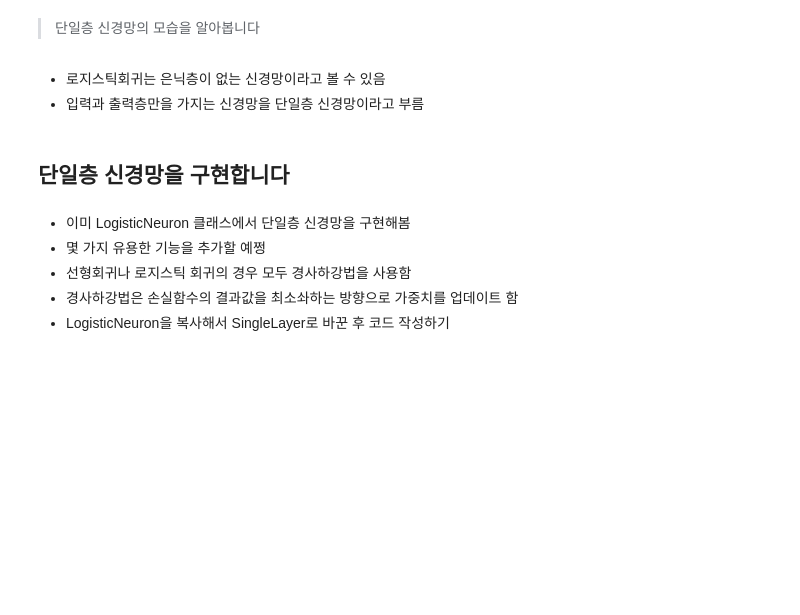
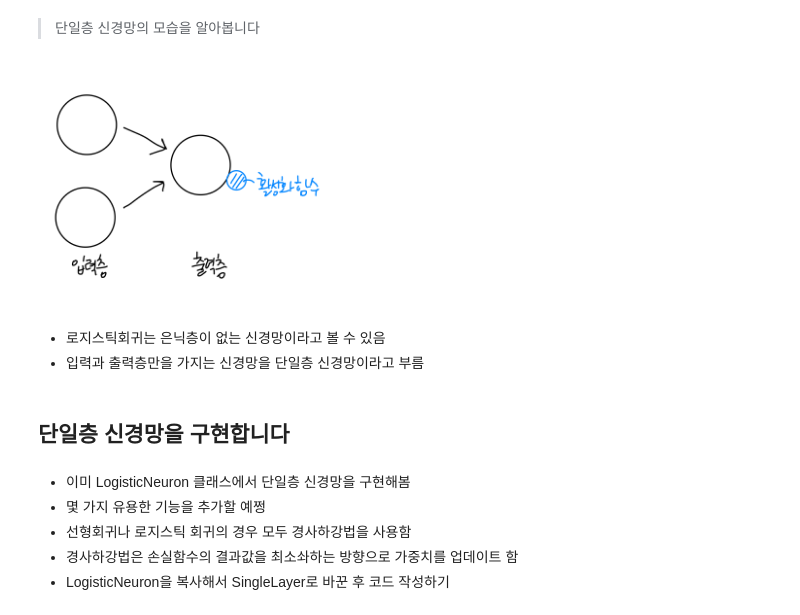
Before and after one commit to p5653ceb/eunice1204, a Jupyter notebook: 04.분류하는_뉴런을_만듭니다_이진분류.ipynb, the cells around one changed output. Saved outputs shown, nothing was run; the diff lists cells and outputs as text; code cells hidden in the pictures; blank space fills up the shorter version.

```diff
--- a/04.분류하는_뉴런을_만듭니다_이진분류.ipynb
+++ b/04.분류하는_뉴런을_만듭니다_이진분류.ipynb
@@ -536,5 +545,9 @@ np.mean(neuron.predict(x_test) == y_test)
 # %% [markdown]
 > 단일층 신경망의 모습을 알아봅니다
+# %%
+Image("./image/단일층신경망.png", width=300)
+# %% [output]
+[figure, added]
 # %% [markdown]
 - 로지스틱회귀는 은닉층이 없는 신경망이라고 볼 수 있음
 - 입력과 출력층만을 가지는 신경망을 단일층 신경망이라고 부름
```
Also changed, not shown: parts of 2 cells of this notebook.
